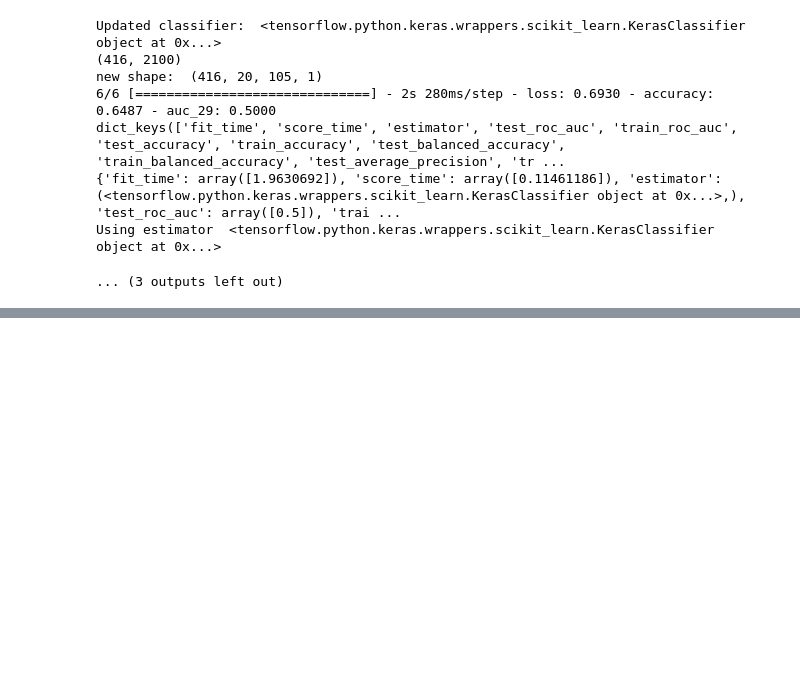
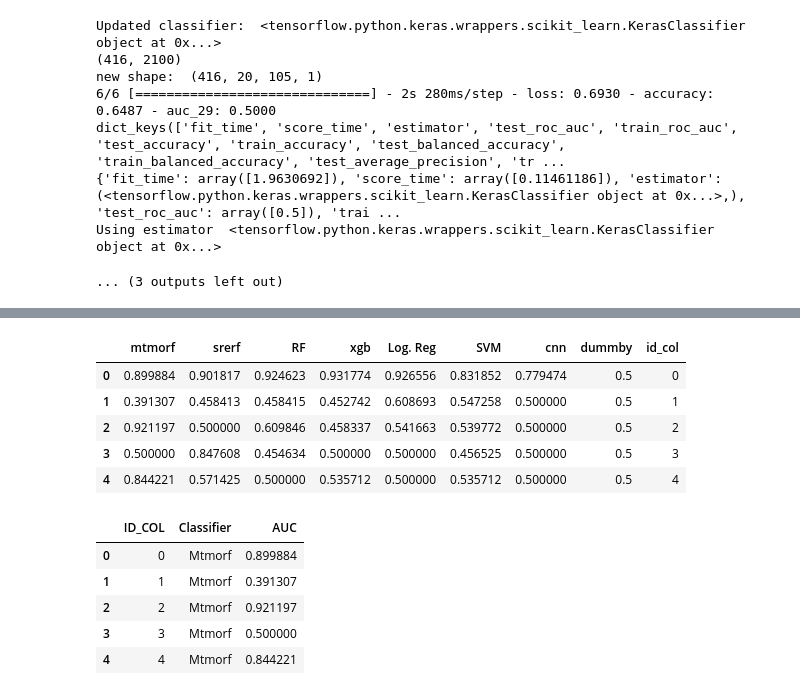
Before and after one commit to adam2392/fragility_in_ieeg, a Jupyter notebook: notebooks/run_traintest_classification_exp.ipynb, the cells around one changed output, grey strips where cells are left out. Drawn from its saved outputs; the diff is of its cells as text; code cells hidden in the pictures; blank space fills up the shorter version.

```diff
--- a/notebooks/run_traintest_classification_exp.ipynb
+++ b/notebooks/run_traintest_classification_exp.ipynb
@@ -849,0 +1036,17 @@ print(classifiers[0])
+# %%
+auc_feat_names = []
+auc_feat_scores = []
+
+for name, nested_scores in nested_scores_feature.items():
+    print(name)
+    # summarize the boot-strapped samples
+    fprs, tprs = nested_scores["validate_fpr"], nested_scores["validate_tpr"]
+    # aucs = [auc(fpr, tpr) for fpr, tpr in zip(fprs, tprs)]
+    mean_fpr, tprs, aucs = average_roc(fprs, tprs)
+    mean_tpr, std_tpr = np.mean(tprs, axis=0), np.std(tprs, axis=0)
+
+    auc_feat_names.append(name)
+    auc_feat_scores.append(np.mean(aucs))
+
+auc_sorted_inds = np.argsort(auc_feat_scores)[::-1]
+print(np.array(auc_feat_names)[auc_sorted_inds])
@@ -849,0 +1071,10 @@ print(classifiers[0])
+# %%
+# store all AUCs and Average Precision metrics
+feature_aucs = dict()
+feature_prs = dict()
+feature_pred_names = []
+feature_pred_probs = []
+feature_pred_subs = []
+
+# show some summary statements?
+verbose = False
@@ -849,0 +1367,30 @@ print(classifiers[0])
+# %%
+feature_aucs_df = pd.DataFrame.from_dict(feature_aucs)
+feature_aucs_df["id_col"] = np.arange(10)
+
+display(feature_aucs_df.head())
+
+# melt the dataframe, so it can be plotted using seaborn
+feature_aucs_df = pd.melt(
+    feature_aucs_df, id_vars="id_col", var_name="classifier", value_name="auc"
+)
+# display
+feature_aucs_df.columns = [
+    x.capitalize() if x in ["classifier"] else x.upper()
+    for x in feature_aucs_df.columns
+]
+feature_aucs_df["Classifier"] = feature_aucs_df["Classifier"].str.capitalize()
+display(feature_aucs_df.head())
+# %% [output]
+|  | mtmorf | srerf | RF | xgb | Log. Reg | SVM | cnn | dummby | id_col |
+| 0 | 0.899884 | 0.901817 | 0.924623 | 0.931774 | 0.926556 | 0.831852 | 0.779474 | 0.5 | 0 |
+| 1 | 0.391307 | 0.458413 | 0.458415 | 0.452742 | 0.608693 | 0.547258 | 0.500000 | 0.5 | 1 |
+| 2 | 0.921197 | 0.500000 | 0.609846 | 0.458337 | 0.541663 | 0.539772 | 0.500000 | 0.5 | 2 |
+| 3 | 0.500000 | 0.847608 | 0.454634 | 0.500000 | 0.500000 | 0.456525 | 0.500000 | 0.5 | 3 |
+| 4 | 0.844221 | 0.571425 | 0.500000 | 0.535712 | 0.500000 | 0.535712 | 0.500000 | 0.5 | 4 |
+|  | ID_COL | Classifier | AUC |
+| 0 | 0 | Mtmorf | 0.899884 |
+| 1 | 1 | Mtmorf | 0.391307 |
+| 2 | 2 | Mtmorf | 0.921197 |
+| 3 | 3 | Mtmorf | 0.500000 |
+| 4 | 4 | Mtmorf | 0.844221 |
```
Also changed, not shown: parts of 16 cells of this notebook.
